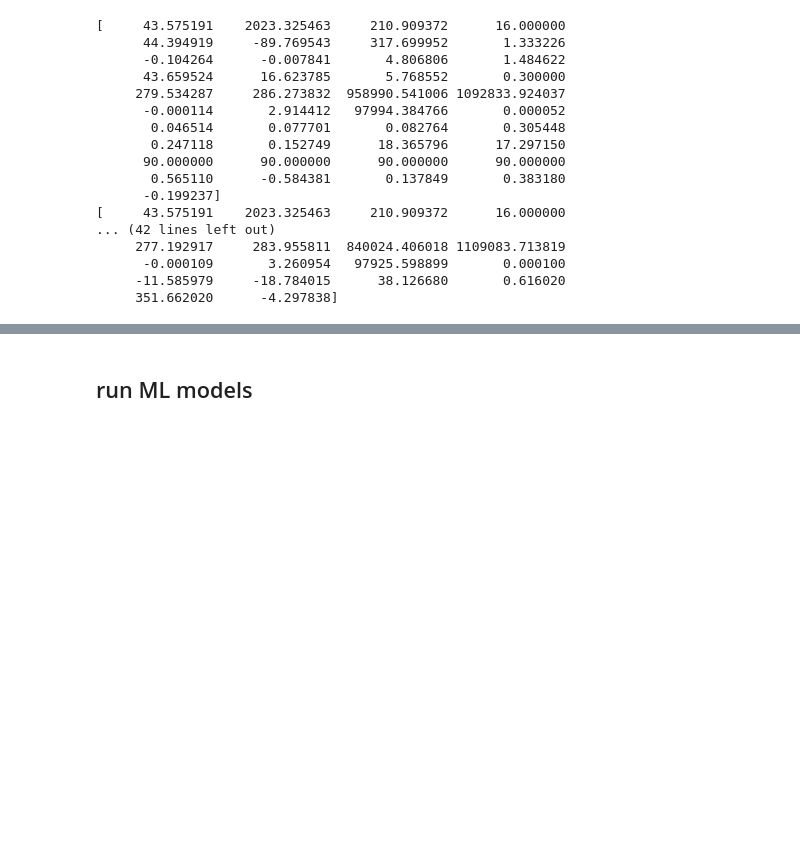
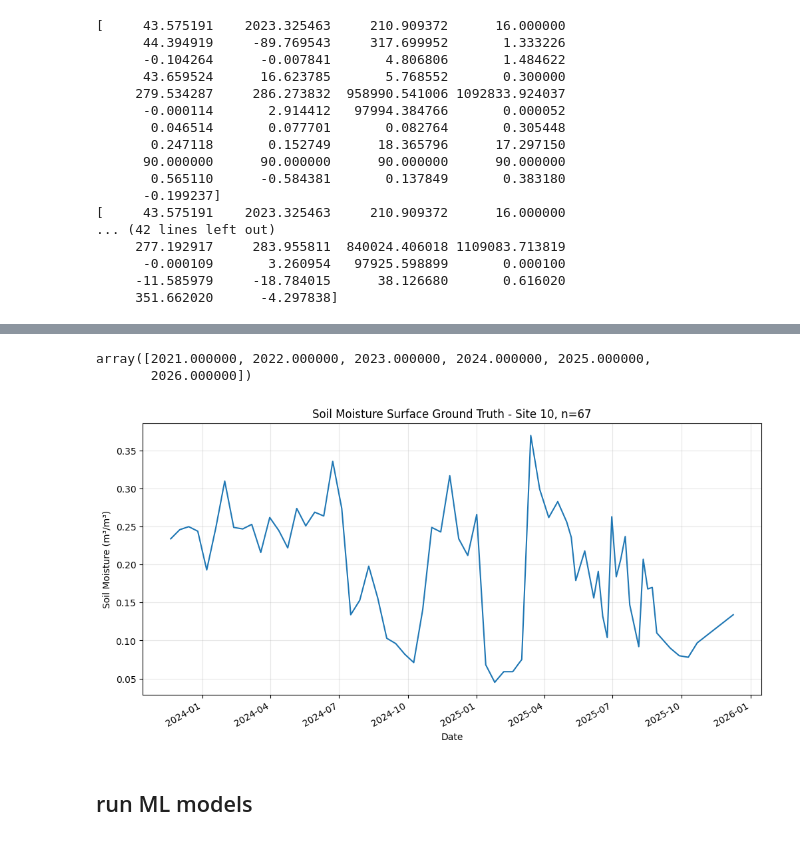
Before and after one commit to ilmcconnell/HRSM, a Jupyter notebook: HRSM_MAPPING_ML_pipeline_multiplePoints_lgar_inputs.ipynb, the cells around one changed output, grey strips where cells are left out. Saved outputs shown, nothing was run; the diff lists cells and outputs as text; code cells hidden in the pictures; blank space fills up the shorter version.

Commit message:
post process data ready for LGAR

```diff
--- a/HRSM_MAPPING_ML_pipeline_multiplePoints_lgar_inputs.ipynb
+++ b/HRSM_MAPPING_ML_pipeline_multiplePoints_lgar_inputs.ipynb
@@ -2854,0 +2873,9 @@ print(np.nanmean(sentinel1_surface_X_all, axis=0))
+# %%
+# @title load y_test_valid for each site from Wisconet data
+
+wisconet_data_file = gdrive_data_dir / "wisconet_soil_moisture_data" / "wisconet_sites_soil_moisture_with_rootzone.npy"
+wisconet_sm_arr = np.load(wisconet_data_file, allow_pickle=True)
+wisconet_sm_arr
+
+
+sentinel1_surface_X_all
@@ -2855,3 +3007,54 @@ print(np.nanmean(sentinel1_surface_X_all, axis=0))
+# %%
+np.unique(sentinel1_surface_X_all[nan_values_mask][:, 1])  # every year
+# %% [output]
+array([2021.000000, 2022.000000, 2023.000000, 2024.000000, 2025.000000,
+       2026.000000])
+# %%
+# @title plot one site's available wisconet truth for surface data
+import pandas as pd
+import matplotlib.pyplot as plt
+
+site_int_id_column_index = 0
+site_int_id = 10
+
+site_mask = sentinel1_surface_X_all[:, site_int_id_column_index] == site_int_id
+filtered_arr = sentinel1_surface_X_all[site_mask]
+
+# filtered_arr columns are: [station_id, year, doy, hour, ...]
+years = filtered_arr[:, 1].astype(int)
+doys = filtered_arr[:, 2].astype(int)
+hours = filtered_arr[:, 3].astype(int)
+
+# Method: Create strings and parse with pandas (vectorised)
+# Format '%Y%j%H' where %j is day of year (1-366)
+date_strings = (
+    pd.Series(years).astype(str)
+    + pd.Series(doys).astype(str).str.zfill(3)
+    + pd.Series(hours).astype(str).str.zfill(2)
+)
+filtered_datetimes = pd.to_datetime(date_strings, format='%Y%j%H').to_numpy()
+
+fig, ax = plt.subplots(figsize=(12, 6))
+ax.plot(filtered_datetimes, sentinel1_surface_y_test_valid[site_mask])
+
+non_nan_site_obs_count = np.count_nonzero(
+    ~np.isnan(
+        sentinel1_surface_y_test_valid[site_mask]
+    )
+)
+
+ax.set_title(f'Soil Moisture Surface Ground Truth - Site {site_int_id}, n={non_nan_site_obs_count}')
+ax.set_xlabel('Date')
+ax.set_ylabel('Soil Moisture (m³/m³)')
+
+# Rotate x-axis labels
+plt.xticks(rotation=45)
+fig.autofmt_xdate() # Auto-format for date overlap
+
+plt.grid(True, alpha=0.3)
+plt.show()
+# %% [output]
+[figure, added]
 # %% [markdown]
 ## run ML models
 # %%
```
Also changed, not shown: parts of 17 cells of this notebook.
